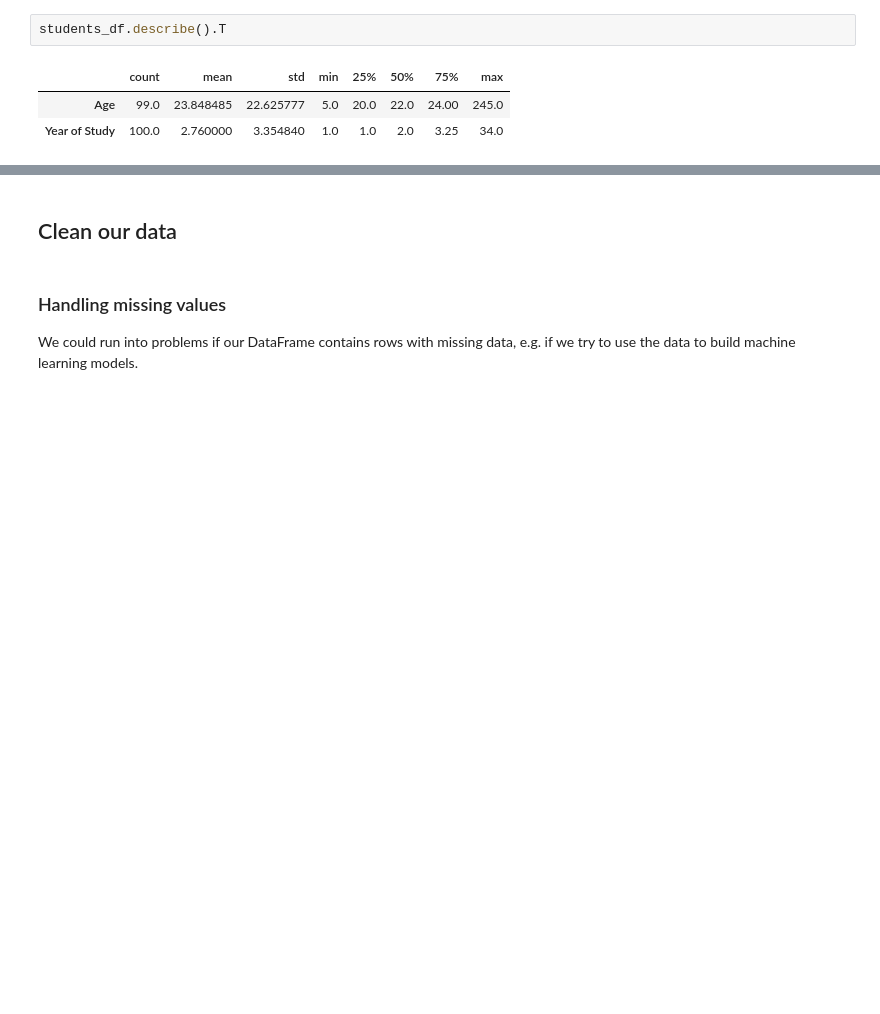
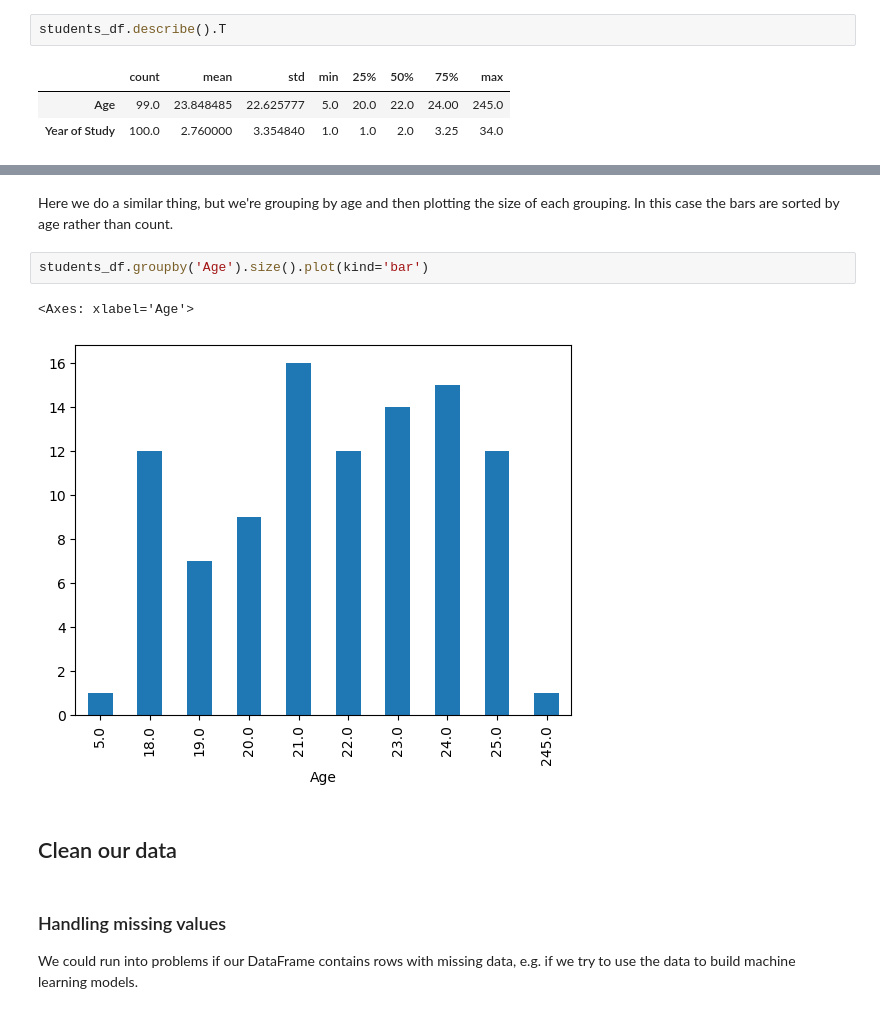
Before and after one commit to JohnMcKechnieGC/understanding-data, a Jupyter notebook: pandas_tutorial.ipynb, the cells around one changed output, grey strips where cells are left out. Saved outputs shown, nothing was run; the diff lists cells and outputs as text; blank space fills up the shorter version.

```diff
--- a/pandas_tutorial.ipynb
+++ b/pandas_tutorial.ipynb
@@ -218,3 +342,10 @@ students_df[10:15]
+# %% [markdown]
+Here we do a similar thing, but we're grouping by age and then plotting the size of each grouping. In this case the bars are sorted by age rather than count.
+# %%
+students_df.groupby('Age').size().plot(kind='bar')
+# %% [output]
+<Axes: xlabel='Age'>
+[figure, added]
 # %% [markdown]
 ## Clean our data
 # %% [markdown]
```
Also changed, not shown: parts of 43 cells of this notebook, 3 other files.
